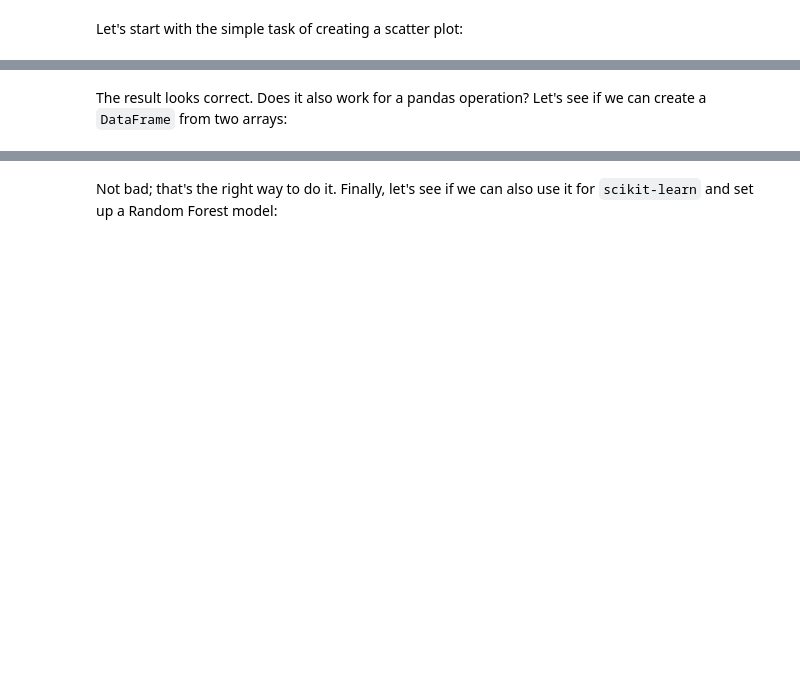
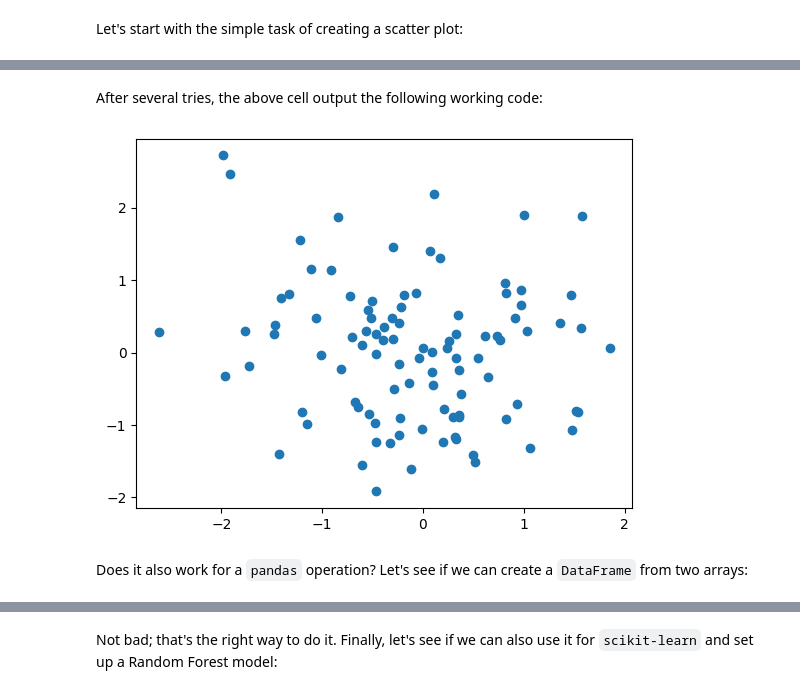
Before and after one commit to matthiasdroth/Huggingface-course, a Jupyter notebook: 7.6-Training_a_causal_language_model_from_scratch.ipynb, the cells around one changed output, grey strips where cells are left out. Drawn from its saved outputs; the diff is of its cells as text; code cells hidden in the pictures; blank space fills up the shorter version.

```diff
--- a/7.6-Training_a_causal_language_model_from_scratch.ipynb
+++ b/7.6-Training_a_causal_language_model_from_scratch.ipynb
@@ -521,5 +478,16 @@ print(pipe(txt, num_return_sequences=1)[0]["generated_text"])
+# %% [markdown]
+After several tries, the above cell output the following working code:
+# %%
+# create some data
+x = np.random.randn(100)
+y = np.random.randn(100)
+
+# create scatter plot with (x, y)
+p = plt.scatter(x, y)
+# %% [output]
+[figure, added]
 # %% [markdown]
-The result looks correct. Does it also work for a pandas operation? Let's see if we can create a `DataFrame` from two arrays:
+Does it also work for a `pandas` operation? Let's see if we can create a `DataFrame` from two arrays:
 # %%
 txt = """\
 # create some data
```
Also changed, not shown: parts of 57 cells of this notebook, 5 other files.
